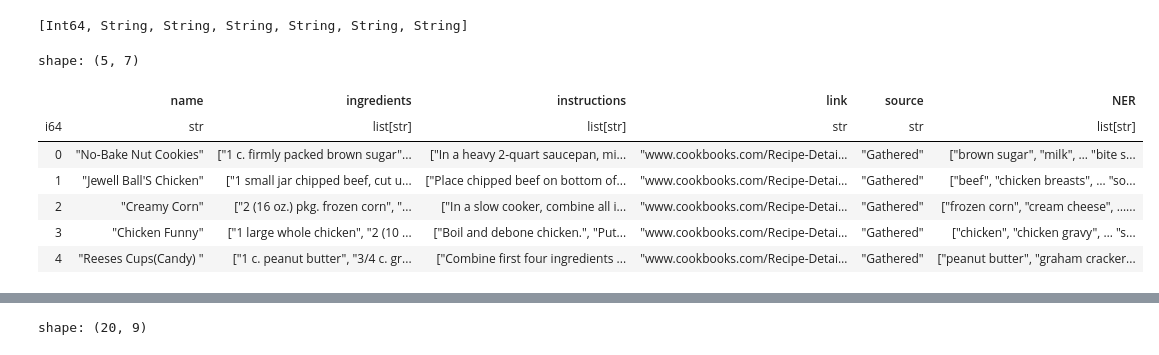
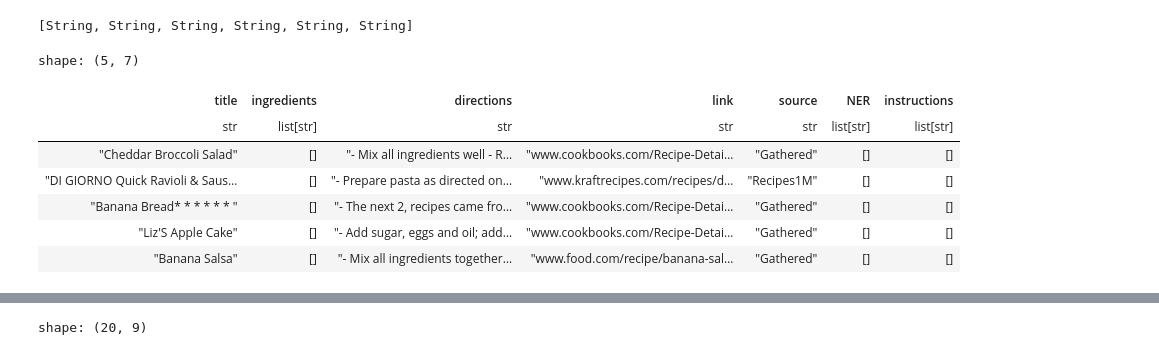
Before and after one commit to ridamansour/Recipe-Recommender, a Jupyter notebook: testyy.ipynb, the cells around one changed output, grey strips where cells are left out. Cells and saved outputs as stored; diff of their text form; code cells hidden in the pictures.

```diff
--- a/testyy.ipynb
+++ b/testyy.ipynb
@@ -105,7 +122,12 @@ def categorize_dietary_tags(ingredients):
 
     return list(tags)
 # %%
+import polars as pl
+
+splits = {'train': 'data/data2/train-*.parquet', 'test': 'data/test-00000-of-00001-f0fb9d9a114d945b.parquet'}
+df = pl.read_parquet(splits['train'])
+
 # Load CSV file
-df = pl.read_csv("data/recipes.csv")
-df.head()
+# df = pl.read_csv("data/recipes.csv")
+df
 # %% [output]
@@ -120,36 +193,36 @@ shape: (5, 7)
 # %%
 df.dtypes
 # %% [output]
-[Int64, String, String, String, String, String, String]
+[String, String, String, String, String, String]
 # %%
 import json
 
 def safe_literal_eval(val):
     try:
         return json.loads(val) if isinstance(val, str) else val
     except (json.JSONDecodeError, ValueError, TypeError):
         return []
 
 # Apply categorization functions efficiently
 df = df.with_columns(
     pl.col("ingredients").map_elements(
         safe_literal_eval,
         return_dtype=pl.List(pl.Utf8)).alias("ingredients"),
-    pl.col("instructions").map_elements(
+    pl.col("directions").map_elements(
         safe_literal_eval,
         return_dtype=pl.List(pl.Utf8)).alias("instructions"),
     pl.col("NER").map_elements(
         safe_literal_eval,
         return_dtype=pl.List(pl.Utf8)).alias("NER")
 )
 
 df.head()
 # %% [output]
 shape: (5, 7)
-|  | name | ingredients | instructions | link | source | NER |
-| i64 | str | list[str] | list[str] | str | str | list[str] |
-| 0 | "No-Bake Nut Cookies" | ["1 c. firmly packed brown sugar"... | ["In a heavy 2-quart saucepan, mi... | "www.cookbooks.com/Recipe-Detai… | "Gathered" | ["brown sugar", "milk", … "bite s... |
-| 1 | "Jewell Ball'S Chicken" | ["1 small jar chipped beef, cut u... | ["Place chipped beef on bottom of... | "www.cookbooks.com/Recipe-Detai… | "Gathered" | ["beef", "chicken breasts", … "so... |
-| 2 | "Creamy Corn" | ["2 (16 oz.) pkg. frozen corn", "... | ["In a slow cooker, combine all i... | "www.cookbooks.com/Recipe-Detai… | "Gathered" | ["frozen corn", "cream cheese", …... |
-| 3 | "Chicken Funny" | ["1 large whole chicken", "2 (10 ... | ["Boil and debone chicken.", "Put... | "www.cookbooks.com/Recipe-Detai… | "Gathered" | ["chicken", "chicken gravy", … "s... |
-| 4 | "Reeses Cups(Candy) " | ["1 c. peanut butter", "3/4 c. gr... | ["Combine first four ingredients ... | "www.cookbooks.com/Recipe-Detai… | "Gathered" | ["peanut butter", "graham cracker... |
+| title | ingredients | directions | link | source | NER | instructions |
+| str | list[str] | str | str | str | list[str] | list[str] |
+| "Cheddar Broccoli Salad" | [] | "- Mix all ingredients well - R… | "www.cookbooks.com/Recipe-Detai… | "Gathered" | [] | [] |
+| "DI GIORNO Quick Ravioli & Saus… | [] | "- Prepare pasta as directed on… | "www.kraftrecipes.com/recipes/d… | "Recipes1M" | [] | [] |
+| "Banana Bread* * * * * * " | [] | "- The next 2, recipes came fro… | "www.cookbooks.com/Recipe-Detai… | "Gathered" | [] | [] |
+| "Liz'S Apple Cake" | [] | "- Add sugar, eggs and oil; add… | "www.cookbooks.com/Recipe-Detai… | "Gathered" | [] | [] |
+| "Banana Salsa" | [] | "- Mix all ingredients together… | "www.food.com/recipe/banana-sal… | "Gathered" | [] | [] |
```
Also changed, not shown: parts of 8 cells of this notebook, 4 other files.
